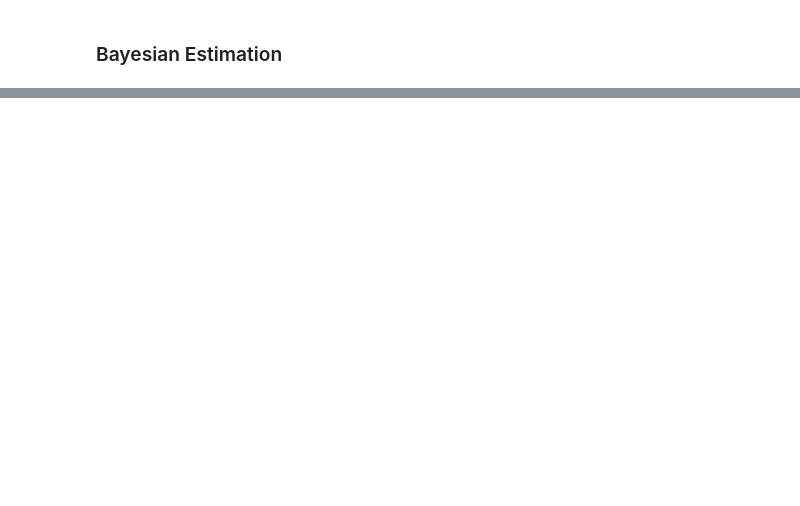
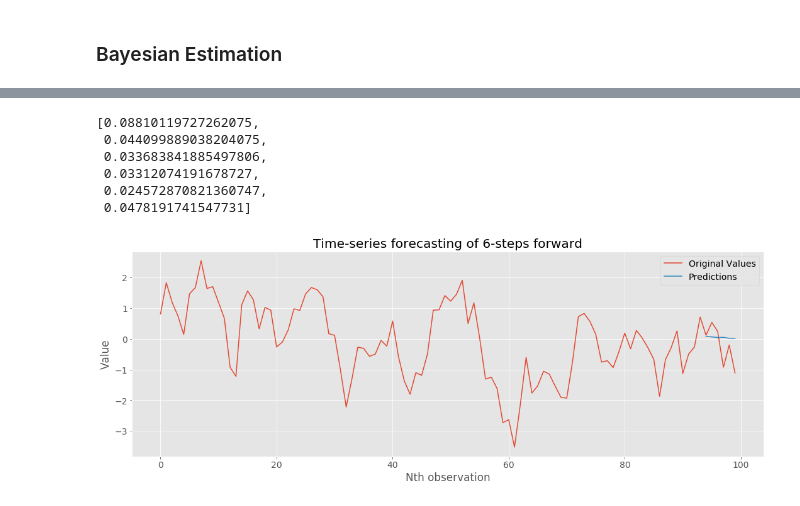
Before and after one commit to leonardo-meireles/Series-Temporais-e-Aprendizado-Dinamico-SME0808, a Jupyter notebook: notebooks/P2.ipynb, the cells around one changed output, grey strips where cells are left out. Saved outputs shown, nothing was run; the diff lists cells and outputs as text; code cells hidden in the pictures; blank space fills up the shorter version.

```diff
--- a/notebooks/P2.ipynb
+++ b/notebooks/P2.ipynb
@@ -136,13 +145,13 @@ def mcmc(z, p, ini, niter):
     z = z.reshape(len(z), 1)
     n = len(z)
     phi = np.zeros((niter, p))
-    v = [0]*niter
+    v = np.zeros(niter)
     phi[0, ] = ini[0:p]
     v[0] = ini[p]
 
     for m in range(1, niter):
         Q = fun(phi[m-1, ], z, Ft)
-        v[m] = invgamma.rvs(n/2, scale=Q/2, size=1)
+        v[m] = invgamma.rvs(n/2, scale=Q/2, size=1)[0]
         phi[m, ] = np.random.multivariate_normal(phi_hat, v[m]*invF, size=1)
 
     return phi, v
@@ -175,0 +229,41 @@ Actual v=1.0515297864419497
+# %%
+def beyesian_forecast(phi, v, y, steps):
+    if len(phi) != len(v):
+        return "phi and v must have same length"
+
+    N = len(phi)
+    y_predict = np.zeros(N)
+    result = list()
+
+    for s in range(steps):
+        for phi_, v_,i in zip(phi, v, range(N)):
+            y_predict[i] = np.random.normal(phi_*y, v_)
+        y = y_predict.mean()
+        result.append(y)
+
+    return result
+# %%
+beyesian_forecast(phi_[200:],v_[200:],y[-6],6)
+# %% [output]
+[0.08810119727262075,
+ 0.044099889038204075,
+ 0.033683841885497806,
+ 0.03312074191678727,
+ 0.024572870821360747,
+ 0.0478191741547731]
+# %%
+values_df = pd.DataFrame()
+values_df['Original Values'] = y[100:]
+
+pred_df = pd.DataFrame()
+pred_df['Predictions'] = beyesian_forecast(phi_[200:],v_[200:],y[-6],6)
+pred_df.index = pd.RangeIndex(start=94,stop=100,step=1)
+
+fig, ax = plt.subplots(1, 1, figsize=(18, 6))
+ax.set_title("Time-series forecasting of 6-steps forward")
+ax.set_xlabel("Nth observation")
+ax.set_ylabel("Value")
+pd.merge(values_df,pred_df,how='outer', left_index=True, right_index=True).plot(ax=ax)
+plt.show()
+# %% [output]
+[figure, added]
```
Also changed, not shown: parts of 10 cells of this notebook.
